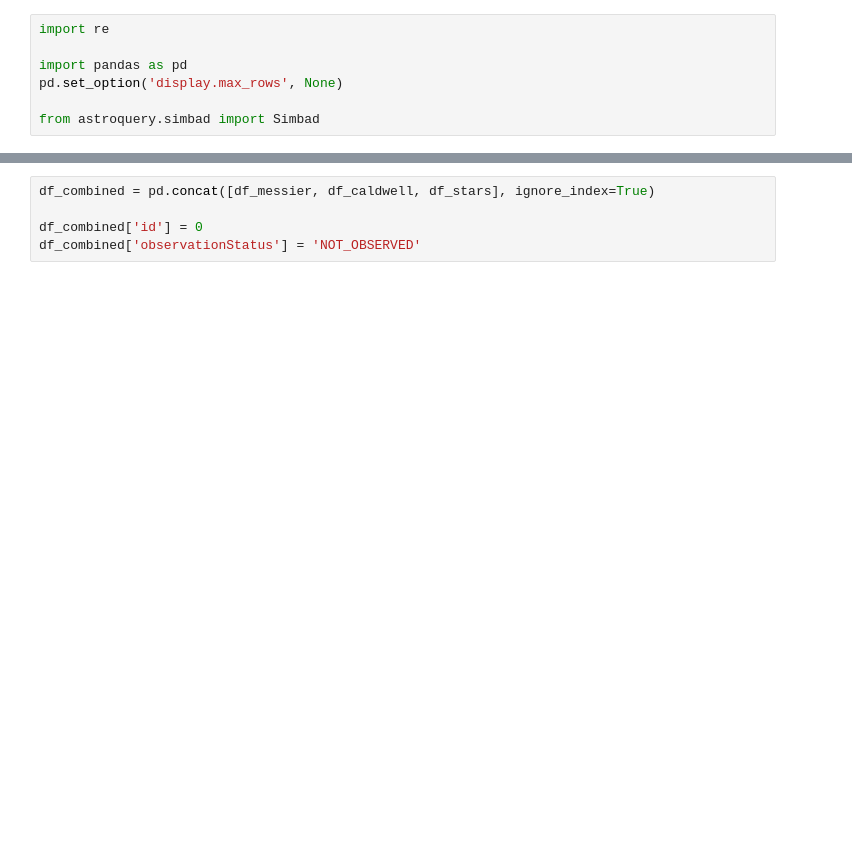
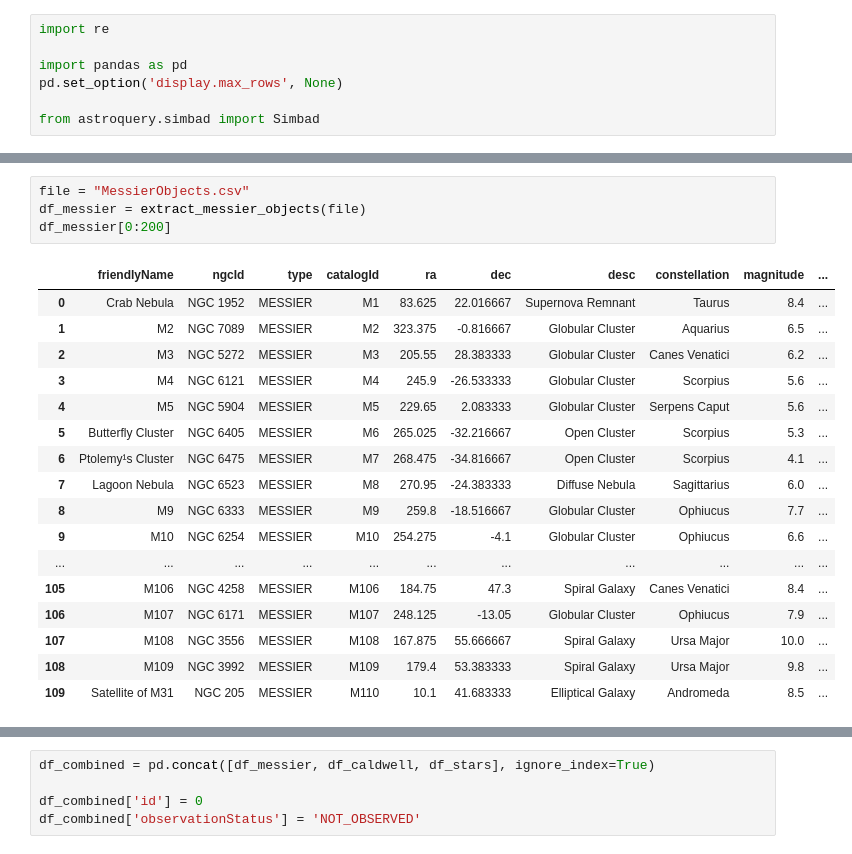
Before and after one commit to jeffrwatts/StarGazerData, a Jupyter notebook: Generate Data.ipynb, the cells around one changed output, grey strips where cells are left out. Saved outputs shown, nothing was run; the diff lists cells and outputs as text; blank space fills up the shorter version.

```diff
--- a/Generate Data.ipynb
+++ b/Generate Data.ipynb
@@ -243,3 +241,25 @@ def extract_stars(file):
     df = df[column_order]
 
     return df
+# %%
+file = "MessierObjects.csv"
+df_messier = extract_messier_objects(file)
+df_messier[0:200]
+# %% [output]
+|  | friendlyName | ngcId | type | catalogId | ra | dec | desc | constellation | magnitude | ... |
+| 0 | Crab Nebula | NGC 1952 | MESSIER | M1 | 83.625 | 22.016667 | Supernova Remnant | Taurus | 8.4 | ... |
+| 1 | M2 | NGC 7089 | MESSIER | M2 | 323.375 | -0.816667 | Globular Cluster | Aquarius | 6.5 | ... |
+| 2 | M3 | NGC 5272 | MESSIER | M3 | 205.55 | 28.383333 | Globular Cluster | Canes Venatici | 6.2 | ... |
+| 3 | M4 | NGC 6121 | MESSIER | M4 | 245.9 | -26.533333 | Globular Cluster | Scorpius | 5.6 | ... |
+| 4 | M5 | NGC 5904 | MESSIER | M5 | 229.65 | 2.083333 | Globular Cluster | Serpens Caput | 5.6 | ... |
+| 5 | Butterfly Cluster | NGC 6405 | MESSIER | M6 | 265.025 | -32.216667 | Open Cluster | Scorpius | 5.3 | ... |
+| 6 | Ptolemy¹s Cluster | NGC 6475 | MESSIER | M7 | 268.475 | -34.816667 | Open Cluster | Scorpius | 4.1 | ... |
+| 7 | Lagoon Nebula | NGC 6523 | MESSIER | M8 | 270.95 | -24.383333 | Diffuse Nebula | Sagittarius | 6.0 | ... |
+| 8 | M9 | NGC 6333 | MESSIER | M9 | 259.8 | -18.516667 | Globular Cluster | Ophiucus | 7.7 | ... |
+| 9 | M10 | NGC 6254 | MESSIER | M10 | 254.275 | -4.1 | Globular Cluster | Ophiucus | 6.6 | ... |
+| ... | ... | ... | ... | ... | ... | ... | ... | ... | ... | ... |
+| 105 | M106 | NGC 4258 | MESSIER | M106 | 184.75 | 47.3 | Spiral Galaxy | Canes Venatici | 8.4 | ... |
+| 106 | M107 | NGC 6171 | MESSIER | M107 | 248.125 | -13.05 | Globular Cluster | Ophiucus | 7.9 | ... |
+| 107 | M108 | NGC 3556 | MESSIER | M108 | 167.875 | 55.666667 | Spiral Galaxy | Ursa Major | 10.0 | ... |
+| 108 | M109 | NGC 3992 | MESSIER | M109 | 179.4 | 53.383333 | Spiral Galaxy | Ursa Major | 9.8 | ... |
+| 109 | Satellite of M31 | NGC 205 | MESSIER | M110 | 10.1 | 41.683333 | Elliptical Galaxy | Andromeda | 8.5 | ... |
```
Also changed, not shown: parts of 8 cells of this notebook.
